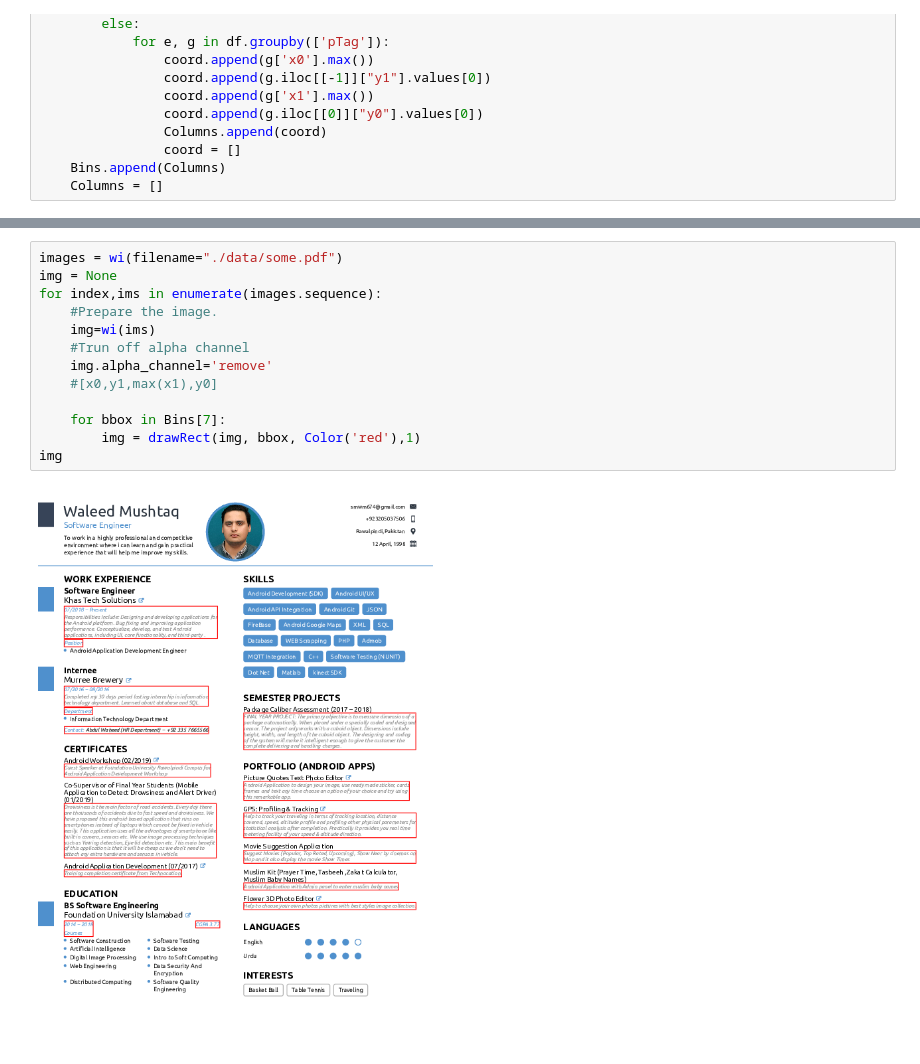
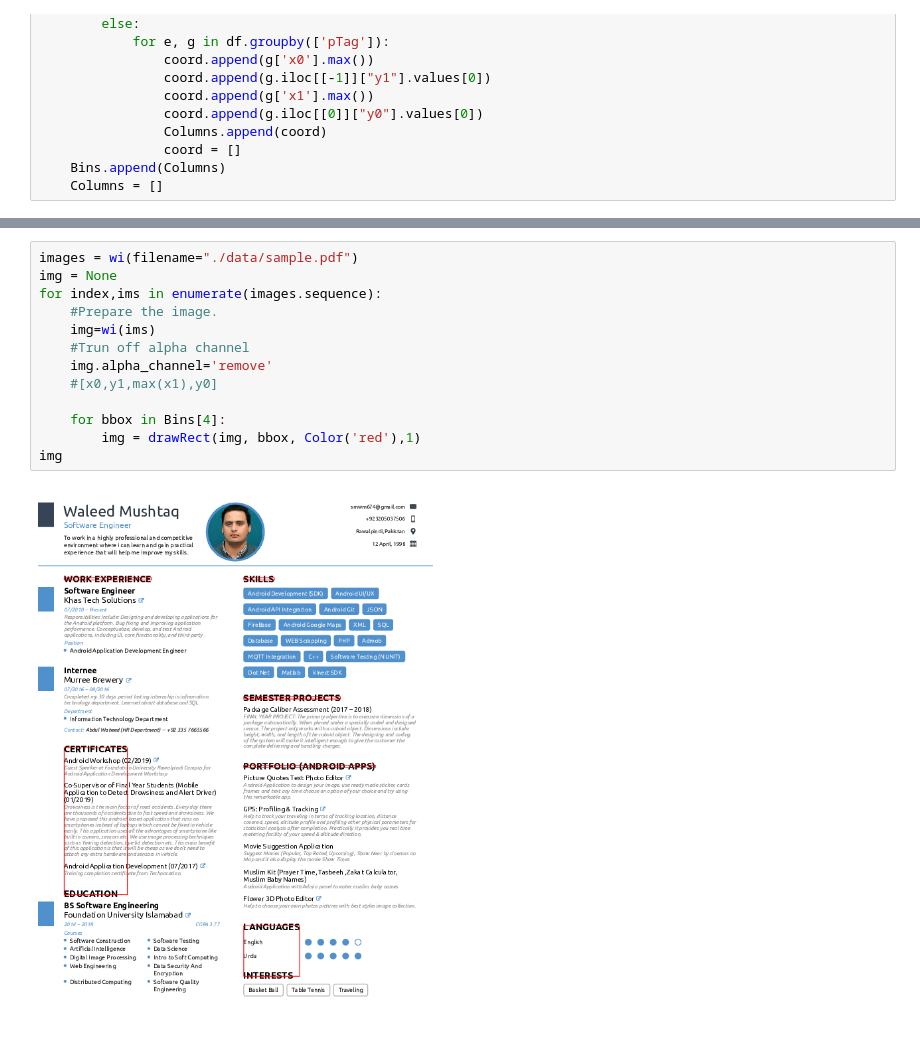
Before and after one commit to strikerhac/pdf_parser, a Jupyter notebook: pdf_parser.ipynb, the cells around one changed output, grey strips where cells are left out. Cells and saved outputs as stored; diff of their text form.

```diff
--- a/pdf_parser.ipynb
+++ b/pdf_parser.ipynb
@@ -376,15 +294,15 @@ Bins[7]
 # %%
-images = wi(filename="./data/some.pdf")
+images = wi(filename="./data/sample.pdf")
 img = None
 for index,ims in enumerate(images.sequence):
     #Prepare the image.
     img=wi(ims)
     #Trun off alpha channel
     img.alpha_channel='remove'
     #[x0,y1,max(x1),y0]
 
-    for bbox in Bins[7]:
+    for bbox in Bins[4]:
         img = drawRect(img, bbox, Color('red'),1)
 img
 # %% [output]
-[figure, old version]
+[figure, new version]
```
Also changed, not shown: parts of 14 cells of this notebook.
